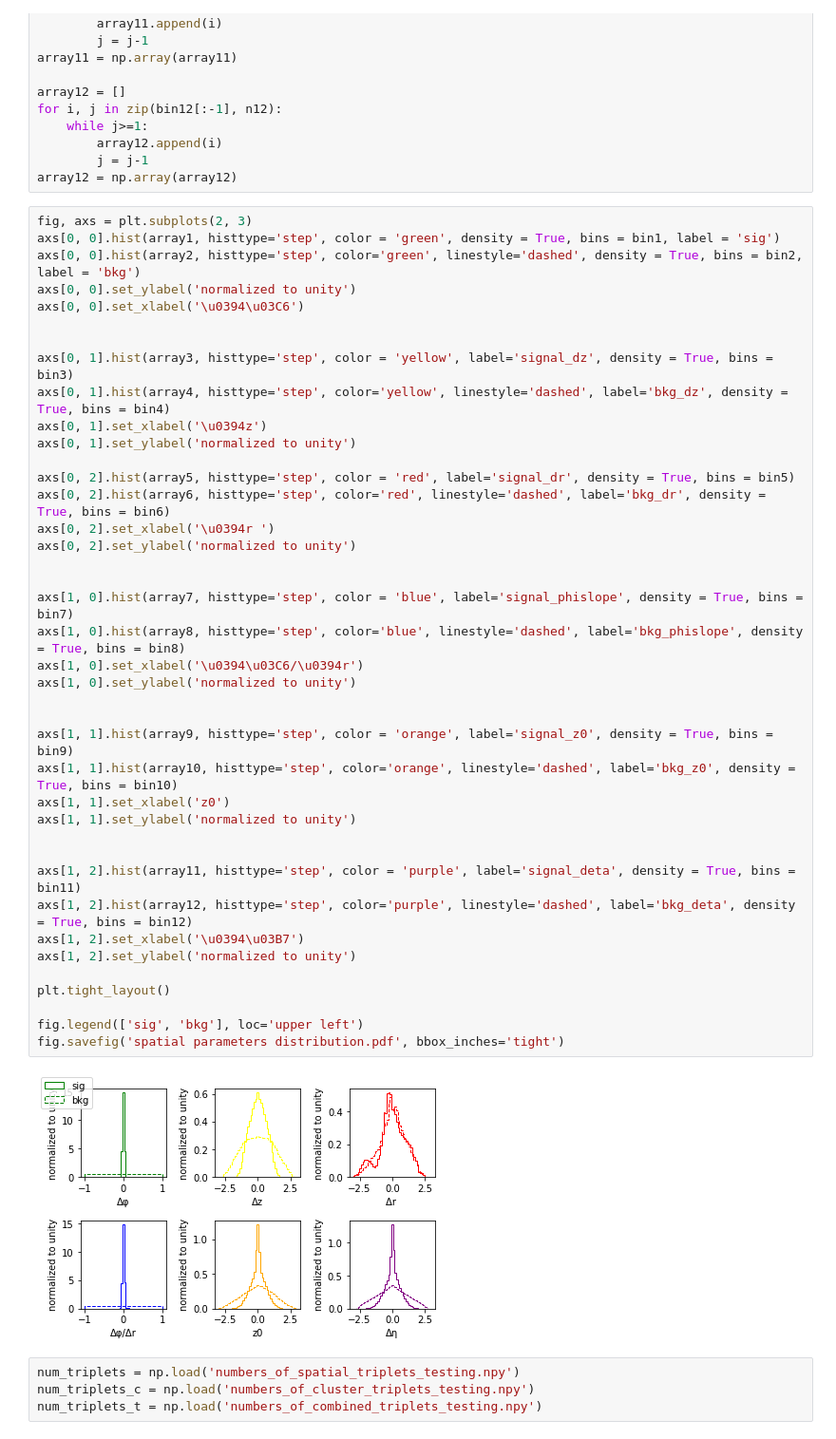
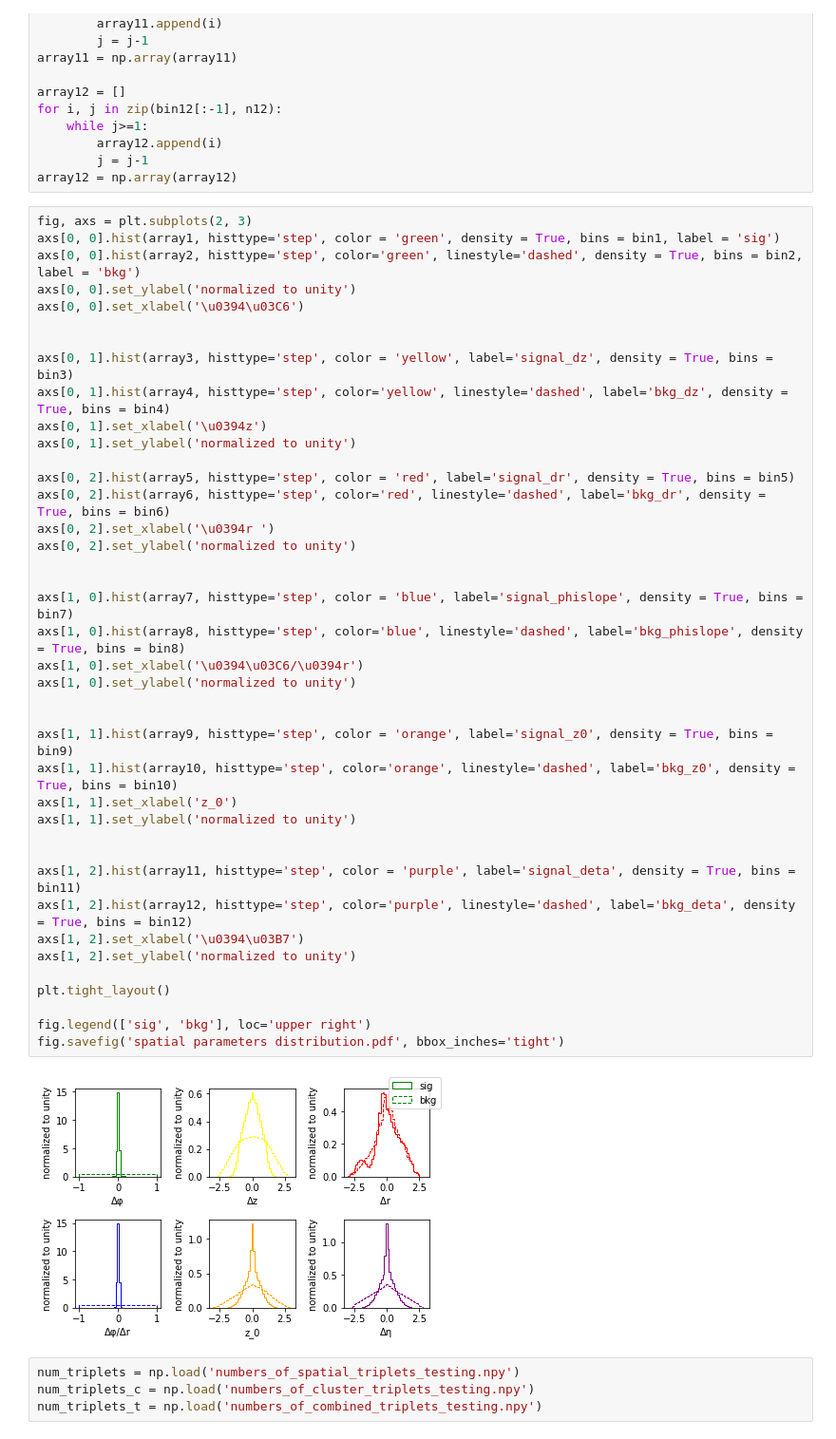
Before and after one commit to jxi24/TrackML, a Jupyter notebook: Results/result.ipynb, the cells around one changed output. Shown at 95% size. Drawn from its saved outputs; the diff is of its cells as text.

Commit message:
Update triplet section plots

```diff
--- a/Results/result.ipynb
+++ b/Results/result.ipynb
@@ -402,36 +402,36 @@ axs[0, 1].hist(array3, histtype='step', color = 'yellow', label='signal_dz', den
 axs[0, 1].hist(array4, histtype='step', color='yellow', linestyle='dashed', label='bkg_dz', density = True, bins = bin4)
 axs[0, 1].set_xlabel('\u0394z')
 axs[0, 1].set_ylabel('normalized to unity')
 
 axs[0, 2].hist(array5, histtype='step', color = 'red', label='signal_dr', density = True, bins = bin5)
 axs[0, 2].hist(array6, histtype='step', color='red', linestyle='dashed', label='bkg_dr', density = True, bins = bin6)
 axs[0, 2].set_xlabel('\u0394r ')
 axs[0, 2].set_ylabel('normalized to unity')
 
 
 axs[1, 0].hist(array7, histtype='step', color = 'blue', label='signal_phislope', density = True, bins = bin7)
 axs[1, 0].hist(array8, histtype='step', color='blue', linestyle='dashed', label='bkg_phislope', density = True, bins = bin8)
 axs[1, 0].set_xlabel('\u0394\u03C6/\u0394r')
 axs[1, 0].set_ylabel('normalized to unity')
 
 
 axs[1, 1].hist(array9, histtype='step', color = 'orange', label='signal_z0', density = True, bins = bin9)
 axs[1, 1].hist(array10, histtype='step', color='orange', linestyle='dashed', label='bkg_z0', density = True, bins = bin10)
-axs[1, 1].set_xlabel('z0')
+axs[1, 1].set_xlabel('z_0')
 axs[1, 1].set_ylabel('normalized to unity')
 
 
 axs[1, 2].hist(array11, histtype='step', color = 'purple', label='signal_deta', density = True, bins = bin11)
 axs[1, 2].hist(array12, histtype='step', color='purple', linestyle='dashed', label='bkg_deta', density = True, bins = bin12)
 axs[1, 2].set_xlabel('\u0394\u03B7')
 axs[1, 2].set_ylabel('normalized to unity')
 
 plt.tight_layout()
 
-fig.legend(['sig', 'bkg'], loc='upper left')
+fig.legend(['sig', 'bkg'], loc='upper right')
 fig.savefig('spatial parameters distribution.pdf', bbox_inches='tight')
 # %% [output]
-[figure, old version]
+[figure, new version]
 # %%
 num_triplets = np.load('numbers_of_spatial_triplets_testing.npy')
 num_triplets_c = np.load('numbers_of_cluster_triplets_testing.npy')
```
Also changed, not shown: parts of 1 cell of this notebook, 2 other files.
